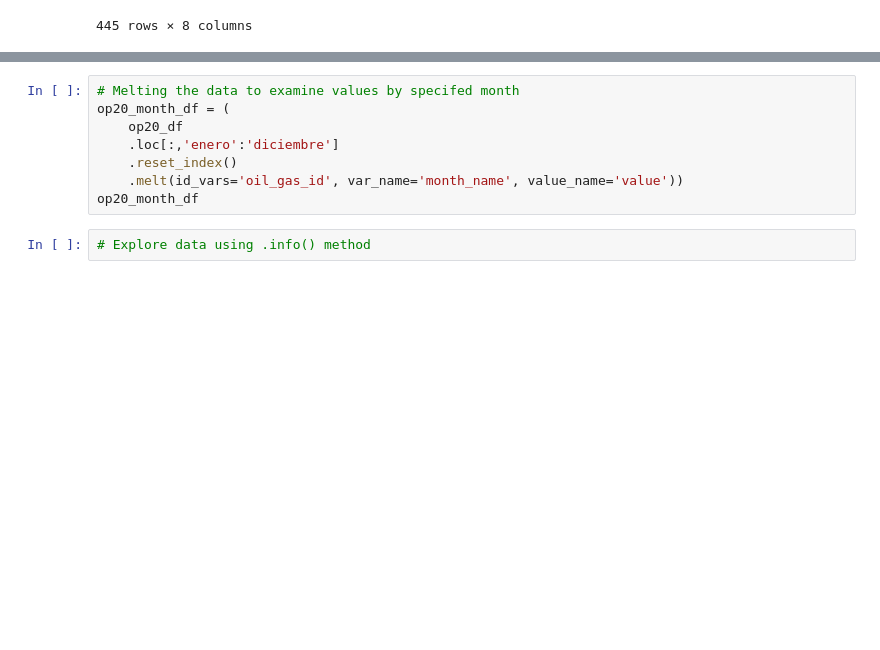
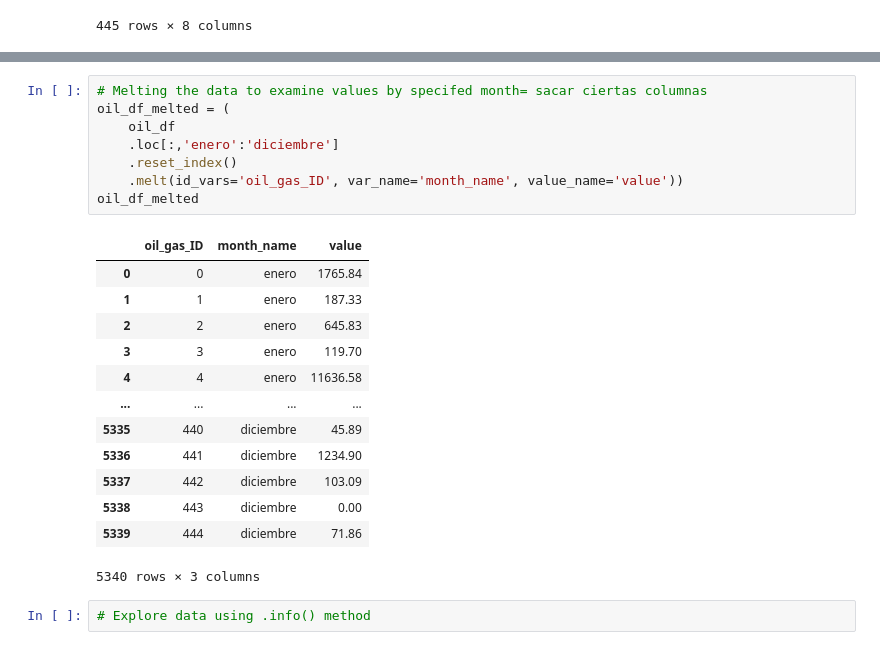
Before and after one commit to Iortega2021/02-geopark-pandas-dataframes, a Jupyter notebook: notebooks/02-geopark-pandas-empty.ipynb, the cells around one changed output, grey strips where cells are left out. Cells and saved outputs as stored; diff of their text form; blank space fills up the shorter version.

```diff
--- a/notebooks/02-geopark-pandas-empty.ipynb
+++ b/notebooks/02-geopark-pandas-empty.ipynb
@@ -280,11 +313,25 @@ oil_df_campo
 # %%
-# Melting the data to examine values by specifed month
-op20_month_df = (
-    op20_df
+# Melting the data to examine values by specifed month= sacar ciertas columnas
+oil_df_melted = (
+    oil_df
     .loc[:,'enero':'diciembre']
     .reset_index()
-    .melt(id_vars='oil_gas_id', var_name='month_name', value_name='value'))
-op20_month_df
+    .melt(id_vars='oil_gas_ID', var_name='month_name', value_name='value'))
+oil_df_melted
+# %% [output]
+|  | oil_gas_ID | month_name | value |
+| 0 | 0 | enero | 1765.84 |
+| 1 | 1 | enero | 187.33 |
+| 2 | 2 | enero | 645.83 |
+| 3 | 3 | enero | 119.70 |
+| 4 | 4 | enero | 11636.58 |
+| ... | ... | ... | ... |
+| 5335 | 440 | diciembre | 45.89 |
+| 5336 | 441 | diciembre | 1234.90 |
+| 5337 | 442 | diciembre | 103.09 |
+| 5338 | 443 | diciembre | 0.00 |
+| 5339 | 444 | diciembre | 71.86 |
+5340 rows × 3 columns
 # %%
 # Explore data using .info() method
 # %%
```
Also changed, not shown: parts of 7 cells of this notebook.
